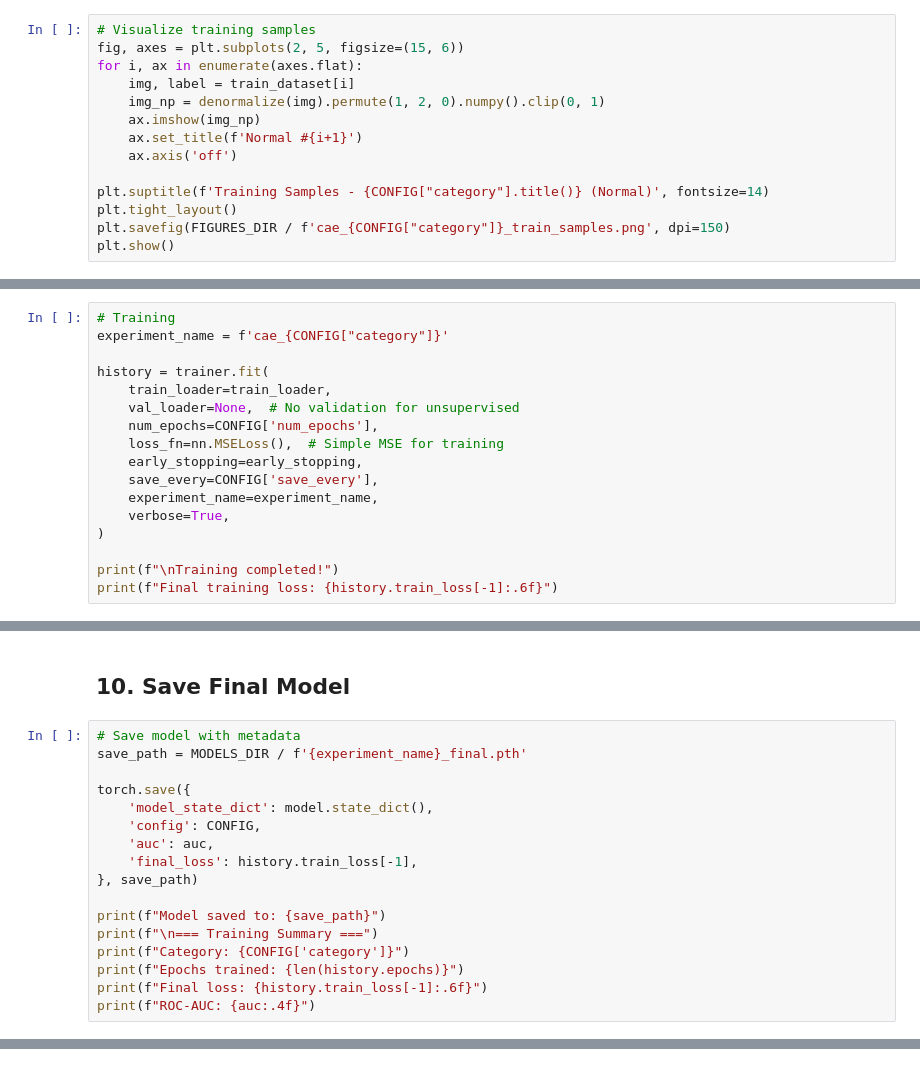
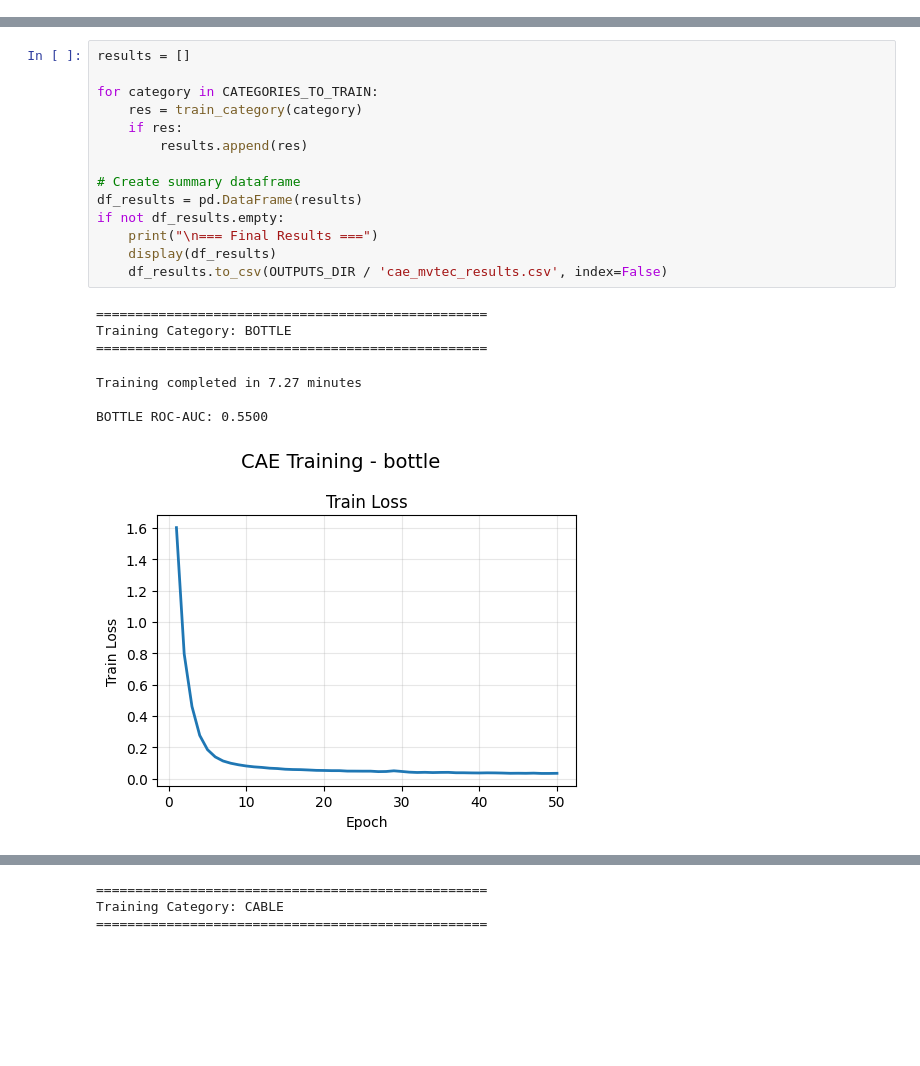
Before and after one commit to md-hameem/industrial-defect-detection, a Jupyter notebook: notebooks/01_train_cae.ipynb, the cells around one changed output, grey strips where cells are left out. Drawn from its saved outputs; the diff is of its cells as text; blank space fills up the shorter version.

Commit message:
feat: add multi-category CAE training and evaluation notebook, including new visualization utilities.

```diff
--- a/notebooks/01_train_cae.ipynb
+++ b/notebooks/01_train_cae.ipynb
@@ -90,14 +30,0 @@ print(f"Test samples: {len(test_dataset)}")
-# %%
-# Visualize training samples
-fig, axes = plt.subplots(2, 5, figsize=(15, 6))
-for i, ax in enumerate(axes.flat):
-    img, label = train_dataset[i]
-    img_np = denormalize(img).permute(1, 2, 0).numpy().clip(0, 1)
-    ax.imshow(img_np)
-    ax.set_title(f'Normal #{i+1}')
-    ax.axis('off')
-
-plt.suptitle(f'Training Samples - {CONFIG["category"].title()} (Normal)', fontsize=14)
-plt.tight_layout()
-plt.savefig(FIGURES_DIR / f'cae_{CONFIG["category"]}_train_samples.png', dpi=150)
-plt.show()
@@ -158,17 +52,0 @@ print(f"Loss: Combined MSE + SSIM")
-# %%
-# Training
-experiment_name = f'cae_{CONFIG["category"]}'
-
-history = trainer.fit(
-    train_loader=train_loader,
-    val_loader=None,  # No validation for unsupervised
-    num_epochs=CONFIG['num_epochs'],
-    loss_fn=nn.MSELoss(),  # Simple MSE for training
-    early_stopping=early_stopping,
-    save_every=CONFIG['save_every'],
-    experiment_name=experiment_name,
-    verbose=True,
-)
-
-print(f"\nTraining completed!")
-print(f"Final training loss: {history.train_loss[-1]:.6f}")
@@ -266,19 +152,22 @@ plt.show()
-# %% [markdown]
-## 10. Save Final Model
-# %%
-# Save model with metadata
-save_path = MODELS_DIR / f'{experiment_name}_final.pth'
-
-torch.save({
-    'model_state_dict': model.state_dict(),
-    'config': CONFIG,
-    'auc': auc,
-    'final_loss': history.train_loss[-1],
-}, save_path)
-
-print(f"Model saved to: {save_path}")
-print(f"\n=== Training Summary ===")
-print(f"Category: {CONFIG['category']}")
-print(f"Epochs trained: {len(history.epochs)}")
-print(f"Final loss: {history.train_loss[-1]:.6f}")
-print(f"ROC-AUC: {auc:.4f}")
+# %%
+results = []
+
+for category in CATEGORIES_TO_TRAIN:
+    res = train_category(category)
+    if res:
+        results.append(res)
+
+# Create summary dataframe
+df_results = pd.DataFrame(results)
+if not df_results.empty:
+    print("\n=== Final Results ===")
+    display(df_results)
+    df_results.to_csv(OUTPUTS_DIR / 'cae_mvtec_results.csv', index=False)
+# %% [output]
+==================================================
+Training Category: BOTTLE
+==================================================
+Training completed in 7.27 minutes
+
+BOTTLE ROC-AUC: 0.5500
+[figure, added]
@@ -284,0 +175,3 @@ print(f"ROC-AUC: {auc:.4f}")
+==================================================
+Training Category: CABLE
+==================================================
```
Also changed, not shown: parts of 23 cells of this notebook, 1 other file.
